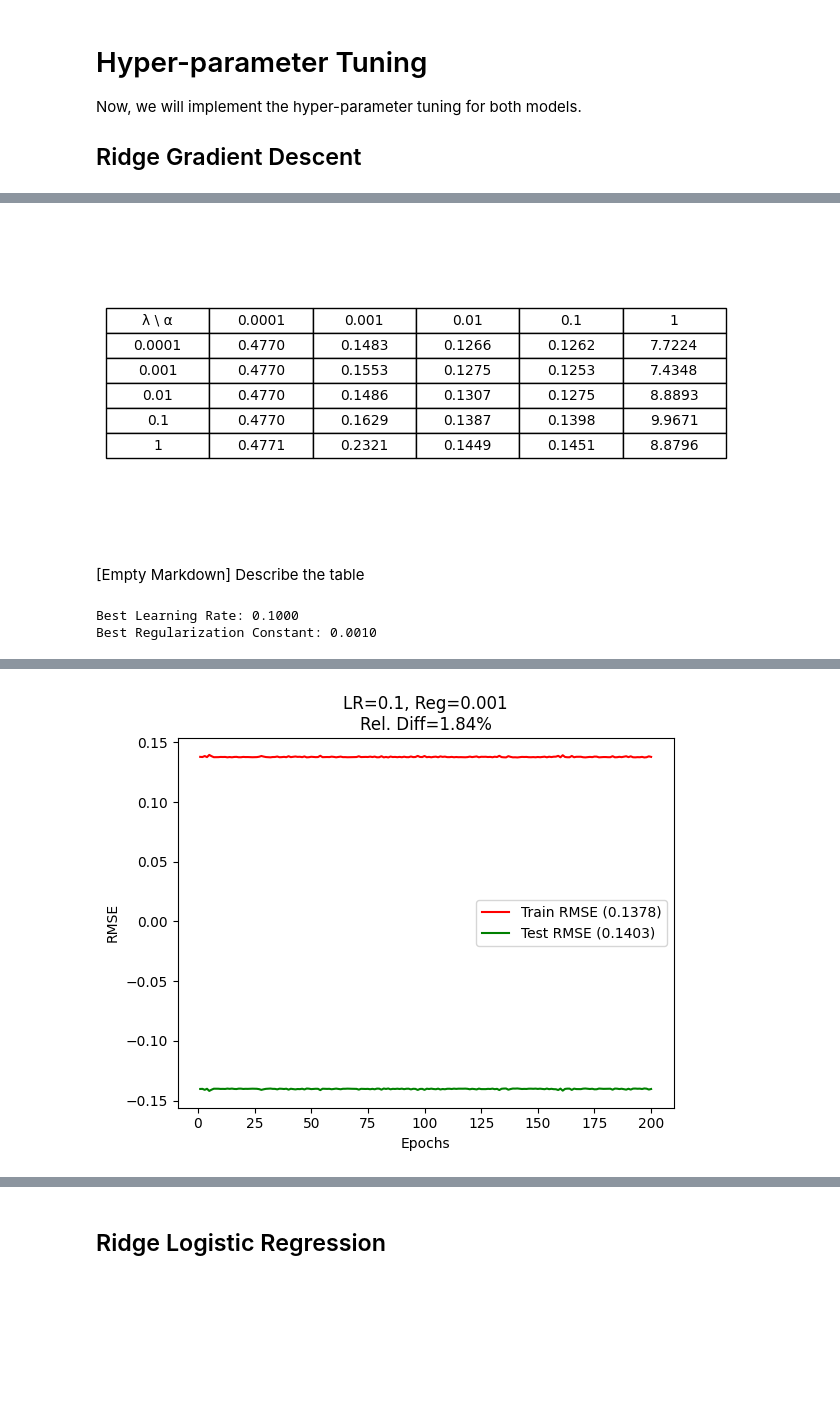
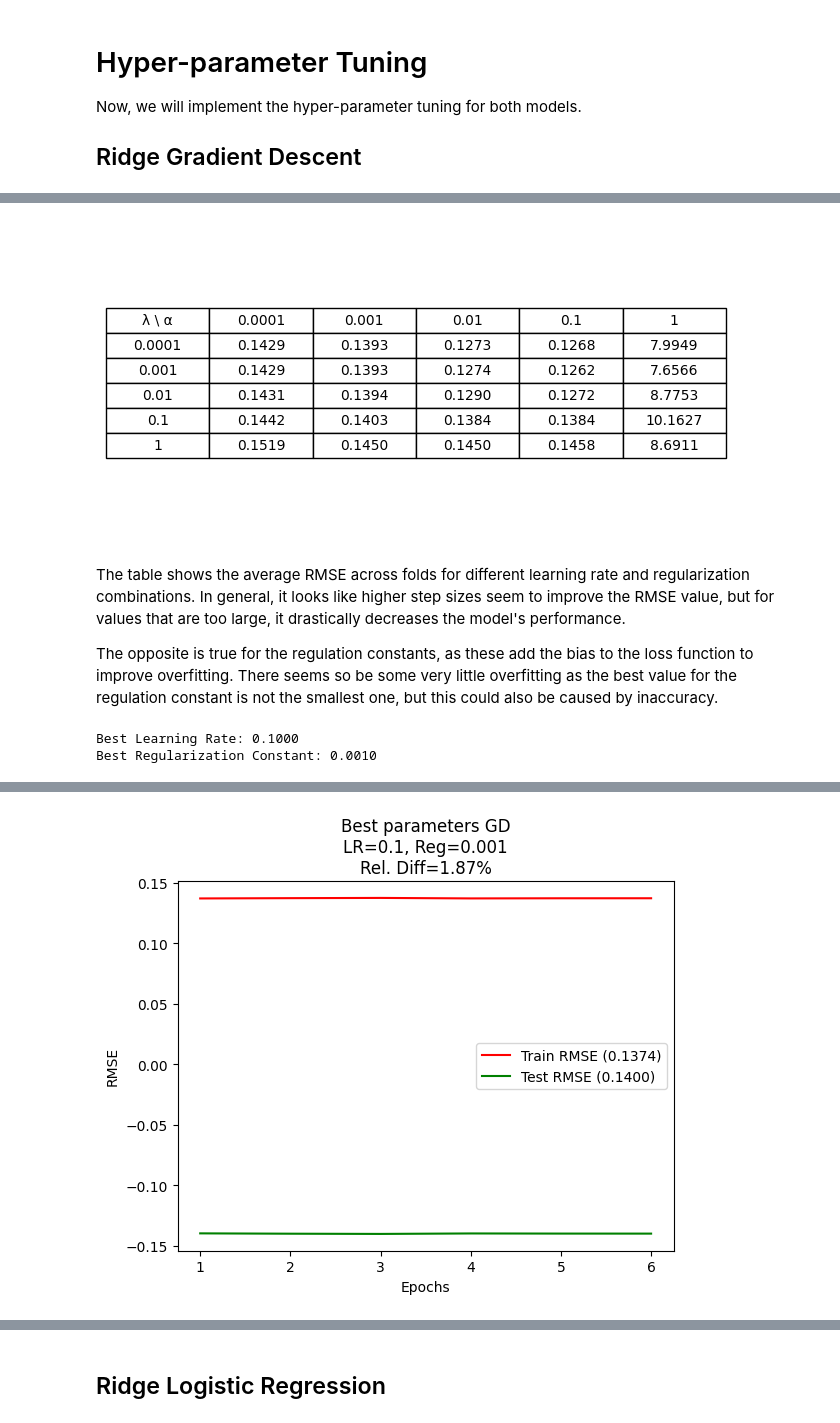
Before and after one commit to moOritzl/bachelorpraktikum-applied-machine-learning, a Jupyter notebook: Week_05/Regularization_Hyper-parameter_Tuning.ipynb, the cells around one changed output, grey strips where cells are left out. Cells and saved outputs as stored; diff of their text form; code cells hidden in the pictures; blank space fills up the shorter version.

Commit message:
markdowns finalized

```diff
--- a/Week_05/Regularization_Hyper-parameter_Tuning.ipynb
+++ b/Week_05/Regularization_Hyper-parameter_Tuning.ipynb
@@ -63,10 +63,13 @@ class RidgeRegression:
         self.bias = None
 
     def fit(self, X_train, y_train, X_test, y_test, initial_learning_rate, regularization_constant, i_max,
-            batch_size=50, tolerance=1e-4, clip_value=10):
+            batch_size=50, tolerance=1e-3, clip_value=10):
         n, d = X_train.shape
         self.B = np.zeros(d)
         self.bias = 0
+        patience = 5
+        patience_counter = 0
+        best_rmse = float('inf')
 
         train_rmse_history = []
         test_rmse_history = []
@@ -127,7 +130,16 @@ class RidgeRegression:
             train_rmse_history.append(rmse_train)
             test_rmse_history.append(rmse_test)
 
-            if np.linalg.norm(learning_rate * gradient_B) < tolerance:
+            # if np.linalg.norm(learning_rate * gradient_B) < tolerance:
+            #     return train_rmse_history, test_rmse_history
+            # we use change in loss improvement as convergence criterion, since the model doesnt seem to improve much after a few iterations
+            if abs(rmse_train - best_rmse) < tolerance:
+                patience_counter += 1
+            else:
+                patience_counter = 0
+                best_rmse = rmse_train
+
+            if patience_counter >= patience:
                 return train_rmse_history, test_rmse_history
 
         print(f'WARNING: Did not converge after {i_max} epochs!')
@@ -392,9 +415,11 @@ def display_rmse_table(rmse_scores, learning_rates, reg_cons):
 
 display_rmse_table(rmse_scores, learning_rates, reg_cons)
 # %% [output]
-[figure, old version]
+[figure, new version]
 # %% [markdown]
-[Empty Markdown] Describe the table
+The table shows the average RMSE across folds for different learning rate and regularization combinations. In general, it looks like higher step sizes seem to improve the RMSE value, but for values that are too large, it drastically decreases the model's performance.
+
+The opposite is true for the regulation constants, as these add the bias to the loss function to improve overfitting. There seems so be some very little overfitting as the best value for the regulation constant is not the smallest one, but this could also be caused by inaccuracy.
 # %%
 min_idx = np.unravel_index(np.argmin(rmse_scores), rmse_scores.shape)
 
@@ -411,7 +436,7 @@ best_model = RidgeRegression()
 
 best_train_rmse_history, best_test_rmse_history = best_model.fit(X_wine_train, y_wine_train, X_wine_test, y_wine_test,
                                                                  initial_learning_rate=best_learning_rate,
-                                                                 regularization_constant=best_learning_rate, i_max=200,
+                                                                 regularization_constant=best_learning_rate, i_max=50,
                                                                  batch_size=50)
 
 relative_difference = abs(best_train_rmse_history[-1] - best_test_rmse_history[-1]) / best_train_rmse_history[-1]
@@ -424,7 +449,7 @@ plt.xlabel('Epochs')
 plt.ylabel('RMSE')
 plt.legend()
 
-plt.title(f'LR={best_learning_rate}, Reg={best_reg_cons}\nRel. Diff={relative_difference:.2%}')
+plt.title(f'Best parameters GD\nLR={best_learning_rate}, Reg={best_reg_cons}\nRel. Diff={relative_difference:.2%}')
 plt.show()
 plt.close()
 # %% [output]
@@ -432,2 +456,2 @@ WARNING: Did not converge after 200 epochs!
-[figure, old version]
+[figure, new version]
 # %% [markdown]
```
Also changed, not shown: parts of 12 cells of this notebook.
